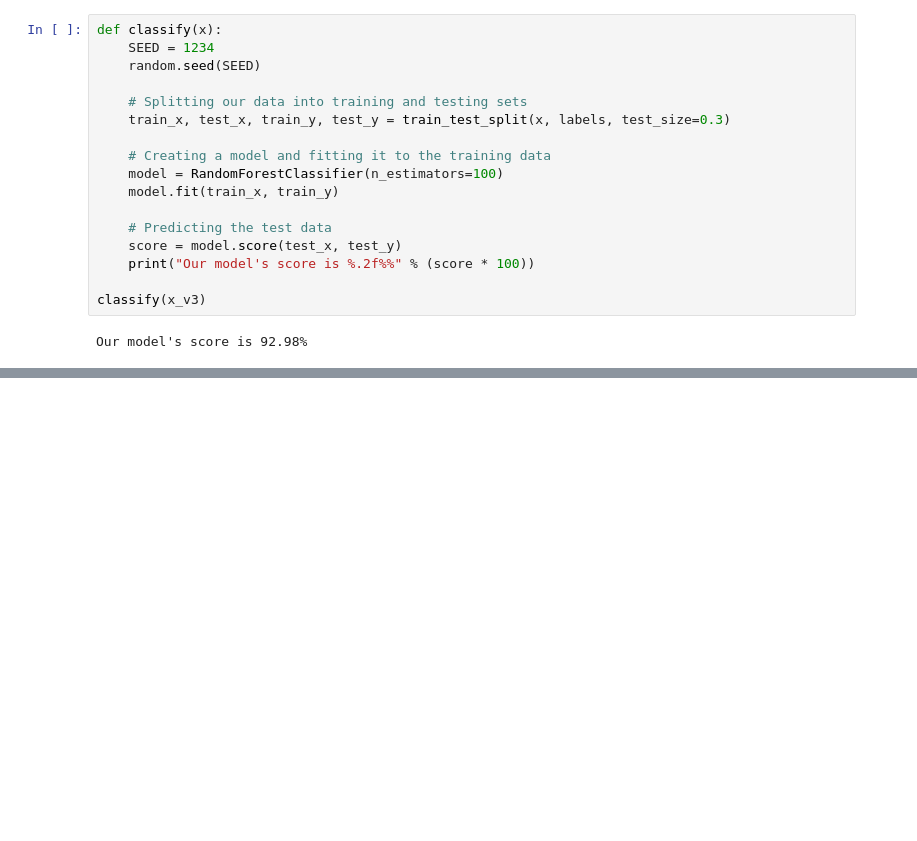
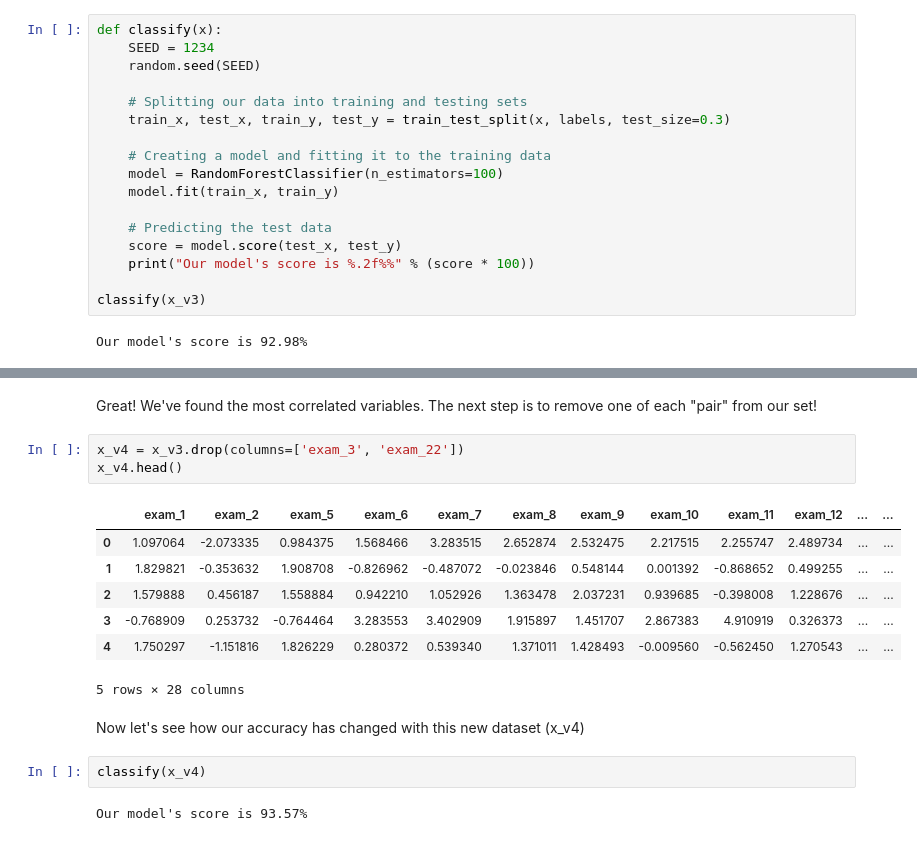
Before and after one commit to pedroheck/machine-learning-basics, a Jupyter notebook: Basics-2-dealing-with-multidimensional-data/data/cancer-diagnostics.ipynb, the cells around one changed output, grey strips where cells are left out. Drawn from its saved outputs; the diff is of its cells as text; blank space fills up the shorter version.

```diff
--- a/Basics-2-dealing-with-multidimensional-data/data/cancer-diagnostics.ipynb
+++ b/Basics-2-dealing-with-multidimensional-data/data/cancer-diagnostics.ipynb
@@ -213,0 +278,19 @@ Our model's accuracy has been negatively impacted by these removals compared to
+# %% [markdown]
+Great! We've found the most correlated variables. The next step is to remove one of each "pair" from our set!
+# %%
+x_v4 = x_v3.drop(columns=['exam_3', 'exam_22'])
+x_v4.head()
+# %% [output]
+|  | exam_1 | exam_2 | exam_5 | exam_6 | exam_7 | exam_8 | exam_9 | exam_10 | exam_11 | exam_12 | ... | ... |
+| 0 | 1.097064 | -2.073335 | 0.984375 | 1.568466 | 3.283515 | 2.652874 | 2.532475 | 2.217515 | 2.255747 | 2.489734 | ... | ... |
+| 1 | 1.829821 | -0.353632 | 1.908708 | -0.826962 | -0.487072 | -0.023846 | 0.548144 | 0.001392 | -0.868652 | 0.499255 | ... | ... |
+| 2 | 1.579888 | 0.456187 | 1.558884 | 0.942210 | 1.052926 | 1.363478 | 2.037231 | 0.939685 | -0.398008 | 1.228676 | ... | ... |
+| 3 | -0.768909 | 0.253732 | -0.764464 | 3.283553 | 3.402909 | 1.915897 | 1.451707 | 2.867383 | 4.910919 | 0.326373 | ... | ... |
+| 4 | 1.750297 | -1.151816 | 1.826229 | 0.280372 | 0.539340 | 1.371011 | 1.428493 | -0.009560 | -0.562450 | 1.270543 | ... | ... |
+5 rows × 28 columns
+# %% [markdown]
+Now let's see how our accuracy has changed with this new dataset (x_v4)
+# %%
+classify(x_v4)
+# %% [output]
+Our model's score is 93.57%
```
Also changed, not shown: parts of 7 cells of this notebook.
